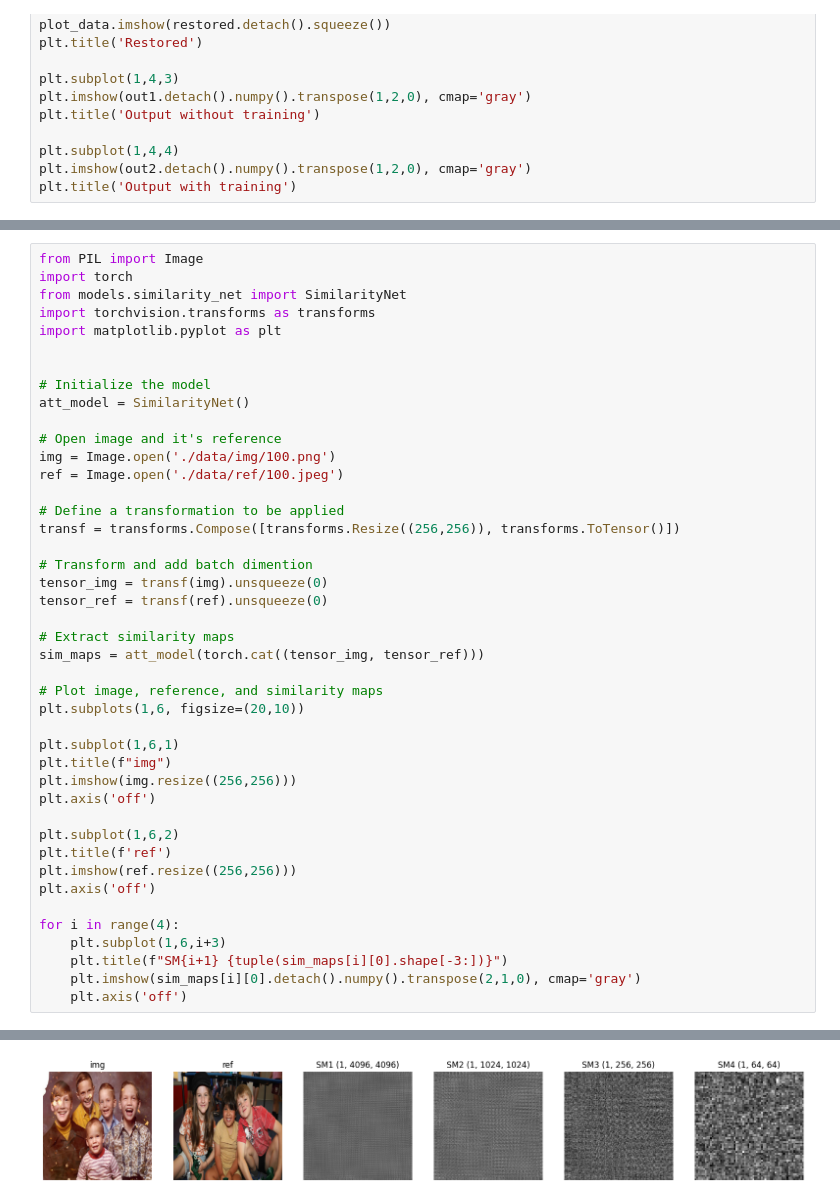
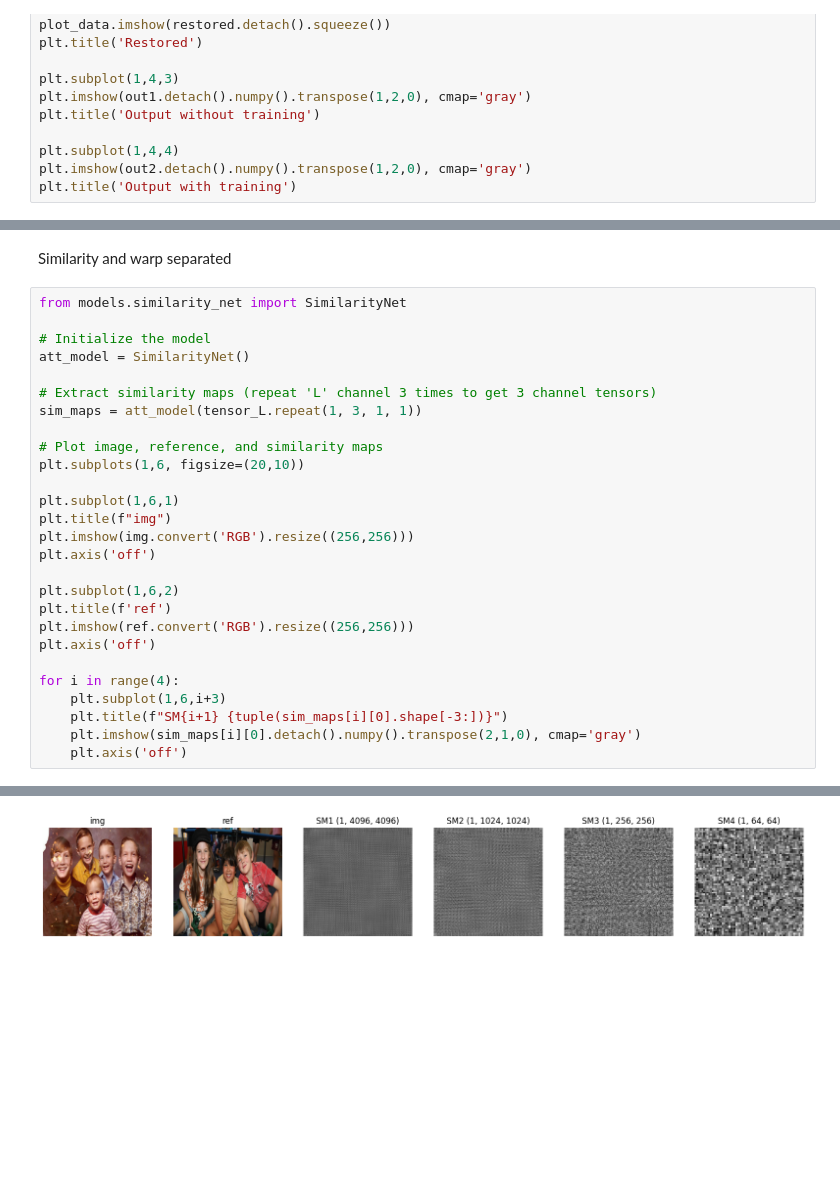
Before and after one commit to ValerioSpagnoli/Colorization-SuperResolution, a Jupyter notebook: notebook.ipynb, the cells around one changed output, grey strips where cells are left out. Saved outputs shown, nothing was run; the diff lists cells and outputs as text; blank space fills up the shorter version.

Commit message:
adjusted warpnet. Demo on notebook with both similarity net and warpnet

```diff
--- a/notebook.ipynb
+++ b/notebook.ipynb
@@ -252,58 +316,44 @@ plt.title('Output with training')
+# %% [markdown]
+Similarity and warp separated
 # %%
-from PIL import Image
-import torch
 from models.similarity_net import SimilarityNet
-import torchvision.transforms as transforms
-import matplotlib.pyplot as plt
-
 
 # Initialize the model
 att_model = SimilarityNet()
 
-# Open image and it's reference
-img = Image.open('./data/img/100.png')
-ref = Image.open('./data/ref/100.jpeg')
-
-# Define a transformation to be applied
-transf = transforms.Compose([transforms.Resize((256,256)), transforms.ToTensor()])
-
-# Transform and add batch dimention
-tensor_img = transf(img).unsqueeze(0)
-tensor_ref = transf(ref).unsqueeze(0)
-
-# Extract similarity maps
-sim_maps = att_model(torch.cat((tensor_img, tensor_ref)))
+# Extract similarity maps (repeat 'L' channel 3 times to get 3 channel tensors)
+sim_maps = att_model(tensor_L.repeat(1, 3, 1, 1))
 
 # Plot image, reference, and similarity maps
 plt.subplots(1,6, figsize=(20,10))
 
 plt.subplot(1,6,1)
 plt.title(f"img")
-plt.imshow(img.resize((256,256)))
+plt.imshow(img.convert('RGB').resize((256,256)))
 plt.axis('off')
 
 plt.subplot(1,6,2)
 plt.title(f'ref')
-plt.imshow(ref.resize((256,256)))
+plt.imshow(ref.convert('RGB').resize((256,256)))
 plt.axis('off')
 
 for i in range(4):
     plt.subplot(1,6,i+3)
     plt.title(f"SM{i+1} {tuple(sim_maps[i][0].shape[-3:])}")
     plt.imshow(sim_maps[i][0].detach().numpy().transpose(2,1,0), cmap='gray')
     plt.axis('off')
 # %% [output]
 Resnet out img:  [torch.Size([1, 64, 64, 64]), torch.Size([1, 128, 32, 32]), torch.Size([1, 256, 16, 16]), torch.Size([1, 512, 8, 8])]
 Resnet out ref:  [torch.Size([1, 64, 64, 64]), torch.Size([1, 128, 32, 32]), torch.Size([1, 256, 16, 16]), torch.Size([1, 512, 8, 8])]
 
 Conv out img:  [torch.Size([1, 64, 64, 64]), torch.Size([1, 64, 32, 32]), torch.Size([1, 64, 16, 16]), torch.Size([1, 64, 8, 8])]
 Conv out ref:  [torch.Size([1, 64, 64, 64]), torch.Size([1, 64, 32, 32]), torch.Size([1, 64, 16, 16]), torch.Size([1, 64, 8, 8])]
 
 M img:  [torch.Size([1, 256, 64, 64]), torch.Size([1, 256, 32, 32]), torch.Size([1, 256, 16, 16]), torch.Size([1, 256, 8, 8])]
 M res:  [torch.Size([1, 256, 64, 64]), torch.Size([1, 256, 32, 32]), torch.Size([1, 256, 16, 16]), torch.Size([1, 256, 8, 8])]
 
 M reshaped img:  [torch.Size([1, 256, 4096]), torch.Size([1, 256, 1024]), torch.Size([1, 256, 256]), torch.Size([1, 256, 64])]
 M reshaped ref:  [torch.Size([1, 256, 4096]), torch.Size([1, 256, 1024]), torch.Size([1, 256, 256]), torch.Size([1, 256, 64])]
 
 SM:  [torch.Size([1, 1, 4096, 4096]), torch.Size([1, 1, 1024, 1024]), torch.Size([1, 1, 256, 256]), torch.Size([1, 1, 64, 64])]
-[figure, old version]
+[figure, new version]
```
Also changed, not shown: parts of 17 cells of this notebook, 2 other files.
